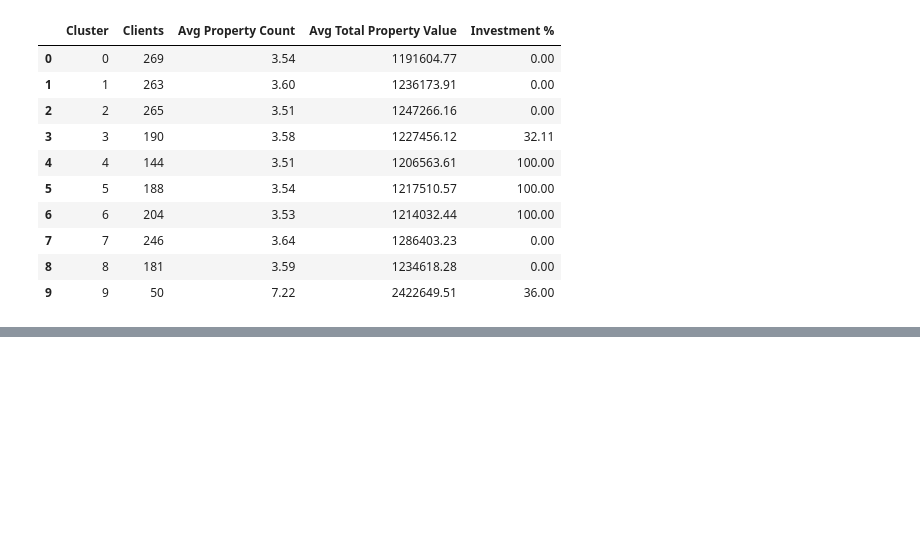
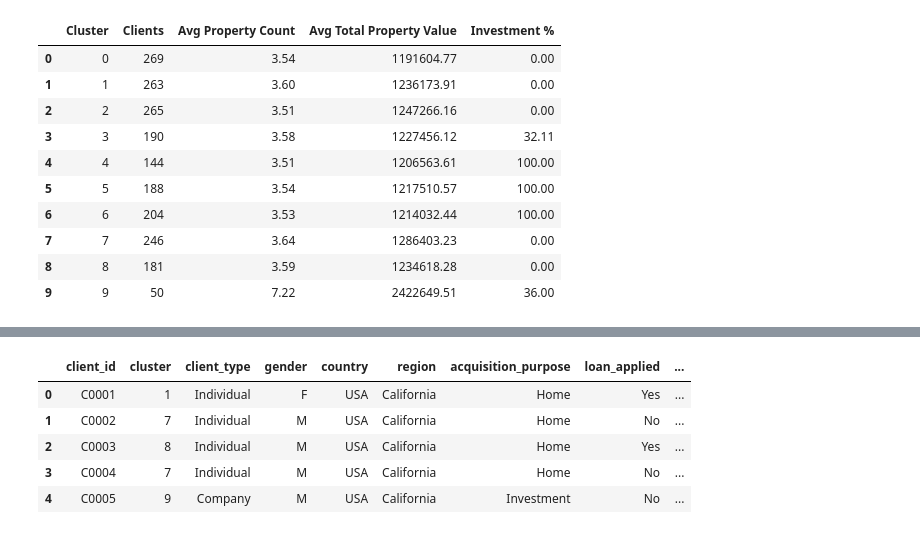
Before and after one commit to Dvnsh-coder/real-estate-ml-project, a Jupyter notebook: notebook/03_Data_Integration_Feature_Engineering.ipynb, the cells around one changed output, grey strips where cells are left out. Cells and saved outputs as stored; diff of their text form; code cells hidden in the pictures; blank space fills up the shorter version.

Commit message:
Complete buyer intelligence dashboard and methodology

```diff
--- a/notebook/03_Data_Integration_Feature_Engineering.ipynb
+++ b/notebook/03_Data_Integration_Feature_Engineering.ipynb
@@ -2375,0 +2388,29 @@ segment_summary
+# %%
+dashboard_df = final_clustered_df[
+    [
+        'client_id',
+        'cluster',
+        'client_type',
+        'gender',
+        'country',
+        'region',
+        'acquisition_purpose',
+        'loan_applied',
+        'referral_channel',
+        'age',
+        'satisfaction_score',
+        'property_count',
+        'total_property_value',
+        'average_property_value',
+        'average_floor_area'
+    ]
+].copy()
+
+dashboard_df.head()
+# %% [output]
+|  | client_id | cluster | client_type | gender | country | region | acquisition_purpose | loan_applied | ... |
+| 0 | C0001 | 1 | Individual | F | USA | California | Home | Yes | ... |
+| 1 | C0002 | 7 | Individual | M | USA | California | Home | No | ... |
+| 2 | C0003 | 8 | Individual | M | USA | California | Home | Yes | ... |
+| 3 | C0004 | 7 | Individual | M | USA | California | Home | No | ... |
+| 4 | C0005 | 9 | Company | M | USA | California | Investment | No | ... |
```
Also changed, not shown: parts of 8 cells of this notebook, 2 other files.
